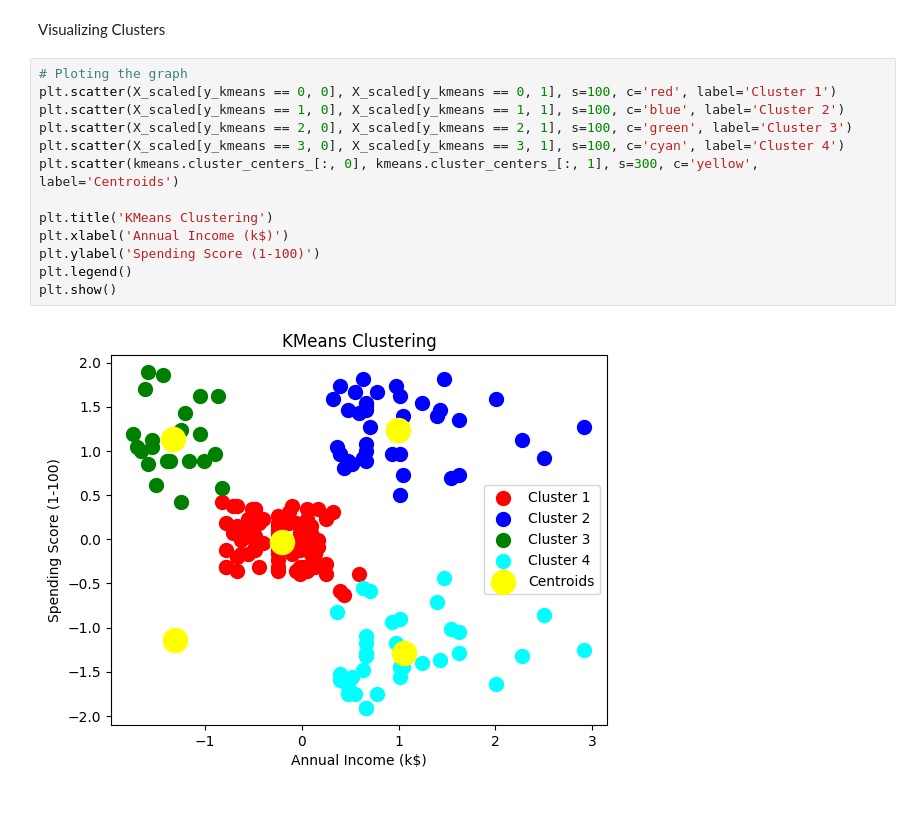
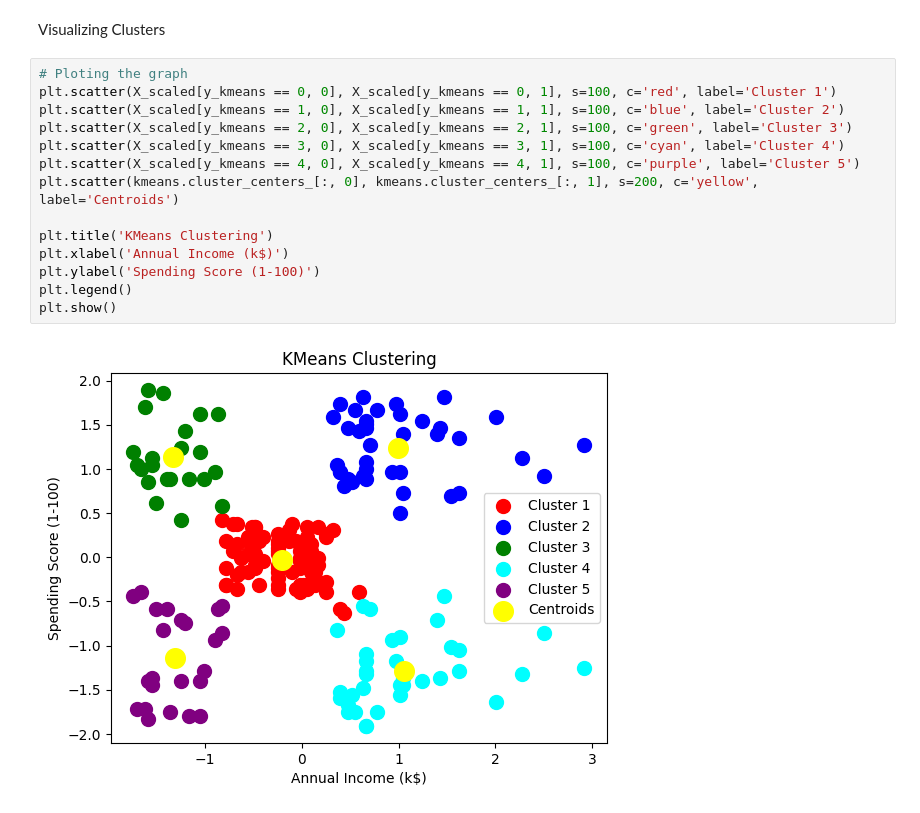
Before and after one commit to ramosmat/mall-customers-predict, a Jupyter notebook: script.ipynb, the cells around one changed output. Drawn from its saved outputs; the diff is of its cells as text.

Commit message:
ploted the last cluster

```diff
--- a/script.ipynb
+++ b/script.ipynb
@@ -90,15 +90,16 @@ Visualizing Clusters
 # %%
 # Ploting the graph
 plt.scatter(X_scaled[y_kmeans == 0, 0], X_scaled[y_kmeans == 0, 1], s=100, c='red', label='Cluster 1')
 plt.scatter(X_scaled[y_kmeans == 1, 0], X_scaled[y_kmeans == 1, 1], s=100, c='blue', label='Cluster 2')
 plt.scatter(X_scaled[y_kmeans == 2, 0], X_scaled[y_kmeans == 2, 1], s=100, c='green', label='Cluster 3')
 plt.scatter(X_scaled[y_kmeans == 3, 0], X_scaled[y_kmeans == 3, 1], s=100, c='cyan', label='Cluster 4')
-plt.scatter(kmeans.cluster_centers_[:, 0], kmeans.cluster_centers_[:, 1], s=300, c='yellow', label='Centroids')
+plt.scatter(X_scaled[y_kmeans == 4, 0], X_scaled[y_kmeans == 4, 1], s=100, c='purple', label='Cluster 5')
+plt.scatter(kmeans.cluster_centers_[:, 0], kmeans.cluster_centers_[:, 1], s=200, c='yellow', label='Centroids')
 
 plt.title('KMeans Clustering')
 plt.xlabel('Annual Income (k$)')
 plt.ylabel('Spending Score (1-100)')
 plt.legend()
 plt.show()
 # %% [output]
-[figure, old version]
+[figure, new version]
```
